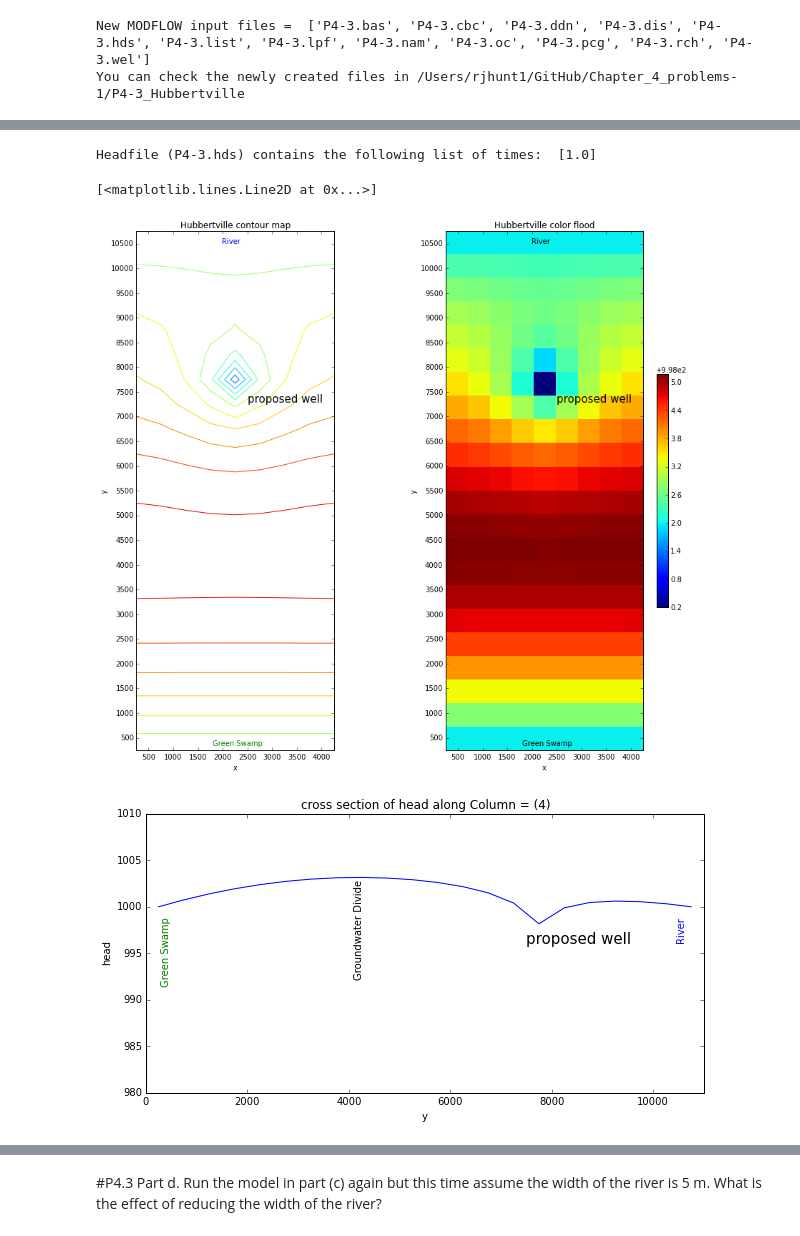
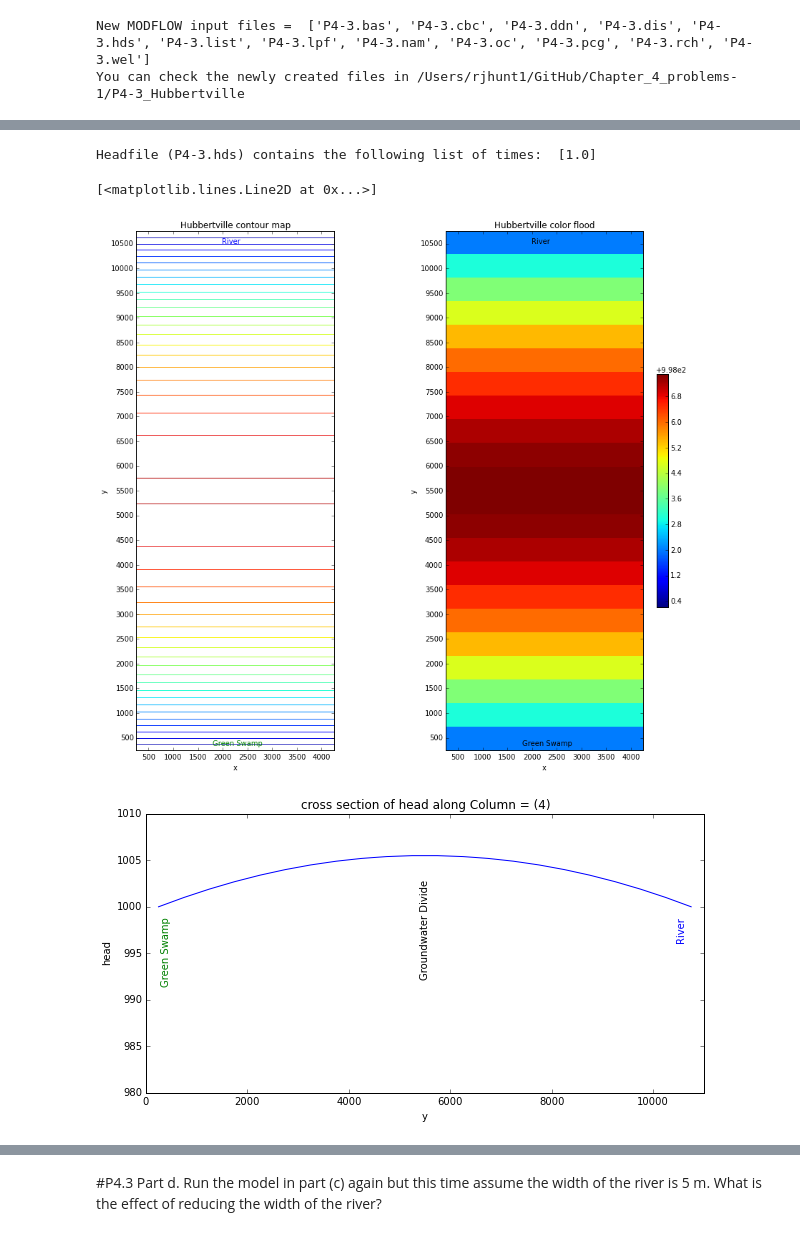
Before and after one commit to Applied-Groundwater-Modeling-2nd-Ed/Chapter_4_problems-1, a Jupyter notebook: P4.3_Flopy_Hubbertville_areal_model.ipynb, the cells around one changed output, grey strips where cells are left out. Drawn from its saved outputs; the diff is of its cells as text; code cells hidden in the pictures.

```diff
--- a/P4.3_Flopy_Hubbertville_areal_model.ipynb
+++ b/P4.3_Flopy_Hubbertville_areal_model.ipynb
@@ -1109,7 +1123,7 @@ HEAD = headfileobj.get_data(totim=1.0)
 FIG = plt.figure(figsize=(15,13))
 
 #setup contour levels and plot extent
-LEVELS = np.arange(997., 1004., 0.5)
+LEVELS = np.arange(1000., 1006., 0.25)
 EXTENT = (DELR/2., LX - DELR/2., DELC/2., LY - DELC/2.)
 
 #Make a contour plot on the first axis
@@ -1119,7 +1133,6 @@ AX1.set_ylabel("y")
 YTICKS = np.arange(0, 11000, 500)
 AX1.set_yticks(YTICKS)
 AX1.set_title("Hubbertville contour map")
-AX1.text(2500, 7300, r"proposed well", fontsize=15, color="black")
 AX1.text(2000, 10500, r"River", fontsize=10, color="blue")
 AX1.text(1800, 340, r"Green Swamp", fontsize=10, color="green")
 AX1.contour(np.flipud(HEAD[0, :, :]), levels=LEVELS, extent=EXTENT)
@@ -1128,38 +1141,36 @@ AX1.contour(np.flipud(HEAD[0, :, :]), levels=LEVELS, extent=EXTENT)
 AX2 = FIG.add_subplot(1, 2, 2, aspect='equal')
 AX2.set_xlabel("x")
 AX2.set_ylabel("y")
 AX2.set_yticks(YTICKS)
 AX2.set_title("Hubbertville color flood")
-AX2.text(2500, 7300, r"proposed well", fontsize=15, color="black")
 AX2.text(2000, 10500, r"River", fontsize=10, color="black")
 AX2.text(1800, 340, r"Green Swamp", fontsize=10, color="black")
 cax = AX2.imshow(HEAD[0, :, :], extent=EXTENT, interpolation='nearest', vmin=998.2)
 cbar = FIG.colorbar(cax, orientation='vertical', shrink=0.45)
 
 #as before let's plot a north-south cross section
 COL = 4
 # recall we need to flip because MODFLOW's array does not = Python, so we reverse the order (flip them) and call it
 Y = np.flipud(HEAD[0,:,COL])
 #for our cross section create X-coordinates to match with heads
 XCOORD = np.arange(0, 11000, 500) + 250
 fig = plt.figure(figsize=(10, 5))
 ax = fig.add_subplot(1, 1, 1)
 TITLE =  'cross section of head along Column = ({0})'.format(COL)
 ax.set_title(TITLE)
 ax.set_xlabel('y')
 ax.set_ylabel('head')
 ax.set_xlim(0, 11000.)
 ax.set_ylim(980.,1010.)
-ax.text(7500, 996, r"proposed well", fontsize=15, color="black")
 ax.text(10480, 998, r"River", fontsize=10, color="blue",rotation='vertical')
 ax.text(300, 998, r"Green Swamp", fontsize=10, color="green",rotation='vertical')
-ax.text(4100,1002., r"Groundwater Divide", fontsize=10, color="black",rotation='vertical')
+ax.text(5400,1002., r"Groundwater Divide", fontsize=10, color="black",rotation='vertical')
 ax.plot(XCOORD, Y)
 # %% [output]
 Headfile (P4-3.hds) contains the following list of times:  [1.0]
 [<matplotlib.lines.Line2D at 0x...>]
-[figure, old version]
+[figure, new version]
-[figure, old version]
+[figure, new version]
 # %%
 #Print statistics on the head
 print 'Head statistics'
```
Also changed, not shown: parts of 38 cells of this notebook.
